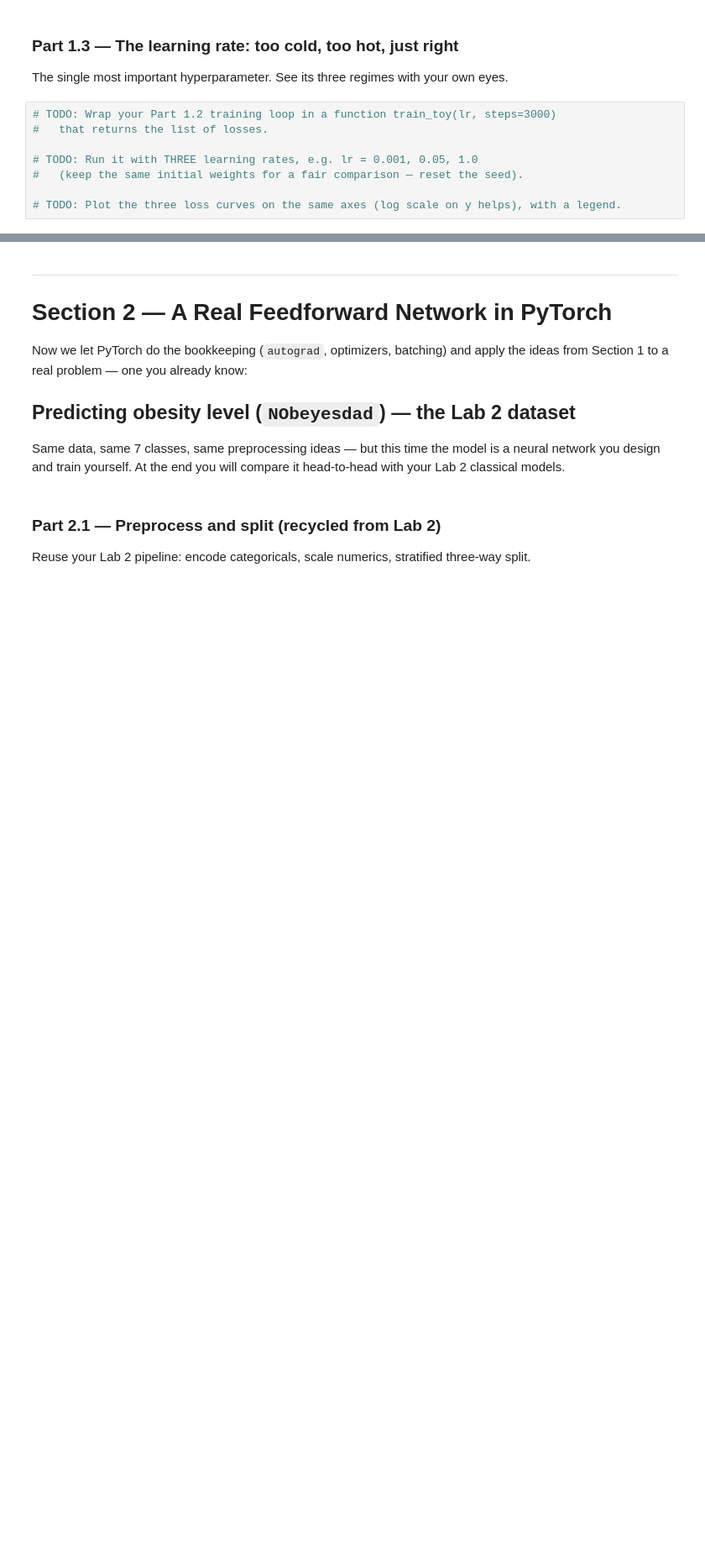
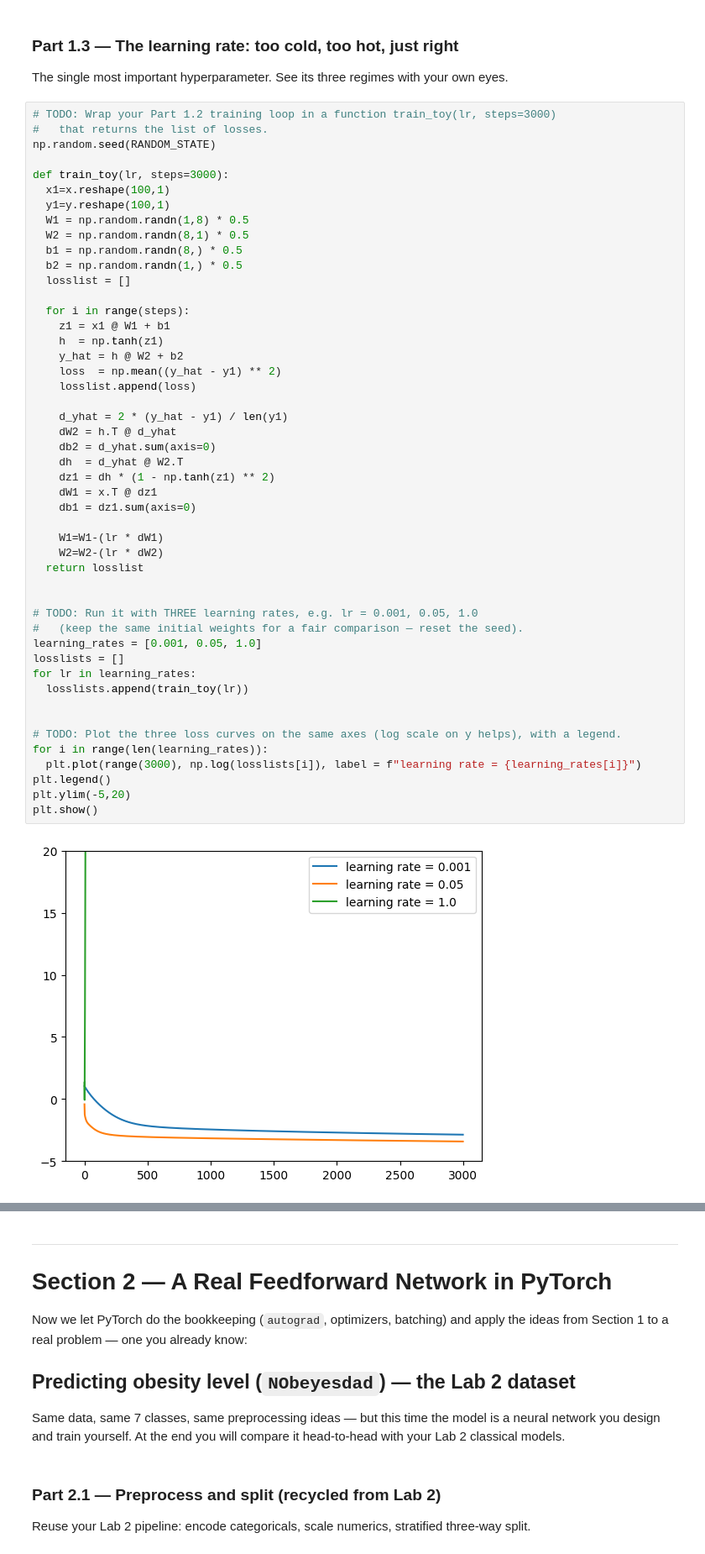
Before and after one commit to issahtiyum/lab-3, a Jupyter notebook: Lab_3.ipynb, the cells around one changed output, grey strips where cells are left out. Shown at 84% size. Cells and saved outputs as stored; diff of their text form; blank space fills up the shorter version.

```diff
--- a/Lab_3.ipynb
+++ b/Lab_3.ipynb
@@ -211,8 +340,50 @@ The single most important hyperparameter. See its three regimes with your own ey
 # %%
 # TODO: Wrap your Part 1.2 training loop in a function train_toy(lr, steps=3000)
 #   that returns the list of losses.
+np.random.seed(RANDOM_STATE)
+
+def train_toy(lr, steps=3000):
+  x1=x.reshape(100,1)
+  y1=y.reshape(100,1)
+  W1 = np.random.randn(1,8) * 0.5
+  W2 = np.random.randn(8,1) * 0.5
+  b1 = np.random.randn(8,) * 0.5
+  b2 = np.random.randn(1,) * 0.5
+  losslist = []
+
+  for i in range(steps):
+    z1 = x1 @ W1 + b1
+    h  = np.tanh(z1)
+    y_hat = h @ W2 + b2
+    loss  = np.mean((y_hat - y1) ** 2)
+    losslist.append(loss)
+
+    d_yhat = 2 * (y_hat - y1) / len(y1)
+    dW2 = h.T @ d_yhat
+    db2 = d_yhat.sum(axis=0)
+    dh  = d_yhat @ W2.T
+    dz1 = dh * (1 - np.tanh(z1) ** 2)
+    dW1 = x.T @ dz1
+    db1 = dz1.sum(axis=0)
+
+    W1=W1-(lr * dW1)
+    W2=W2-(lr * dW2)
+  return losslist
+
 
 # TODO: Run it with THREE learning rates, e.g. lr = 0.001, 0.05, 1.0
 #   (keep the same initial weights for a fair comparison — reset the seed).
+learning_rates = [0.001, 0.05, 1.0]
+losslists = []
+for lr in learning_rates:
+  losslists.append(train_toy(lr))
+
 
 # TODO: Plot the three loss curves on the same axes (log scale on y helps), with a legend.
+for i in range(len(learning_rates)):
+  plt.plot(range(3000), np.log(losslists[i]), label = f"learning rate = {learning_rates[i]}")
+plt.legend()
+plt.ylim(-5,20)
+plt.show()
+# %% [output]
+[figure, added]
```
Also changed, not shown: parts of 5 cells of this notebook.
